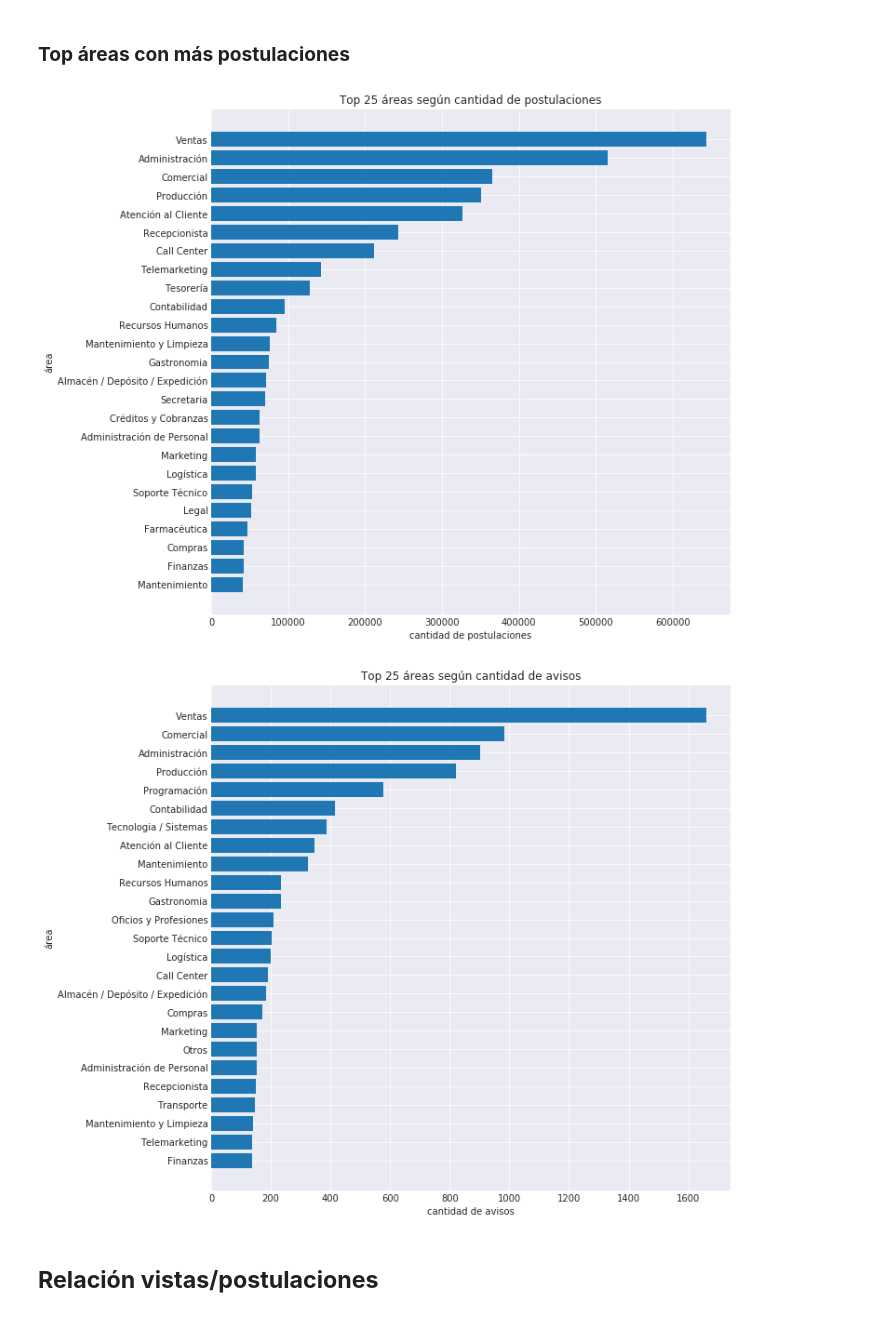
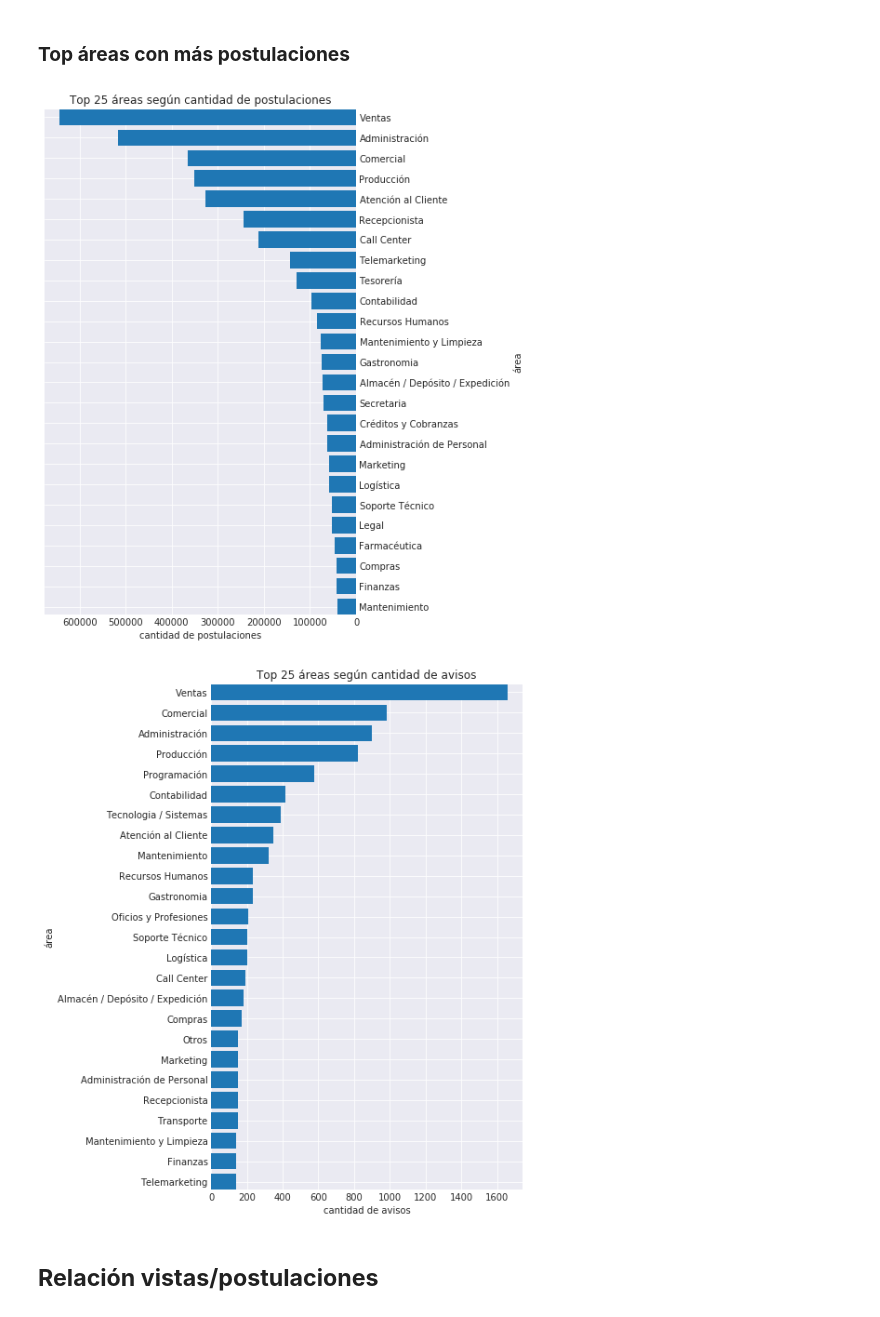
Before and after one commit to tbotalla/Datos1Q2018, a Jupyter notebook: parte1/Postulaciones.ipynb, the cells around one changed output. Saved outputs shown, nothing was run; the diff lists cells and outputs as text; code cells hidden in the pictures.

```diff
--- a/parte1/Postulaciones.ipynb
+++ b/parte1/Postulaciones.ipynb
@@ -186,24 +187,31 @@ plt.show()
 ### **Top áreas con más postulaciones**
 # %%
 plot_data = data.area.value_counts().head(25).iloc[::-1]
-plt.figure(figsize=(10,10))
+plt.figure(figsize=(6,10))
 plt.title('Top 25 áreas según cantidad de postulaciones')
 plt.barh(plot_data.index,plot_data.values)
 plt.xlabel('cantidad de postulaciones')
 plt.ylabel('área')
+plt.autoscale(tight=True, axis='y')
+plt.gca().invert_xaxis()
+plt.gca().yaxis.tick_right()
+plt.gca().yaxis.set_label_position("right")
 plt.show()
 # %% [output]
-[figure, old version]
+[figure, new version]
 # %%
 plot_data = avisos_raw.nombre_area.value_counts().head(25).iloc[::-1]
-plt.figure(figsize=(10,10))
+plt.figure(figsize=(6,10))
 plt.title('Top 25 áreas según cantidad de avisos')
 plt.barh(plot_data.index,plot_data.values)
 plt.xlabel('cantidad de avisos')
 plt.ylabel('área')
+plt.autoscale(tight=True, axis='y')
+#plt.gca().yaxis.tick_right()
+#plt.gca().yaxis.set_label_position("right")
 plt.show()
 # %% [output]
-[figure, old version]
+[figure, new version]
 # %% [markdown]
 ## **Relación vistas/postulaciones**
 # %%
```
Also changed, not shown: parts of 6 cells of this notebook.
